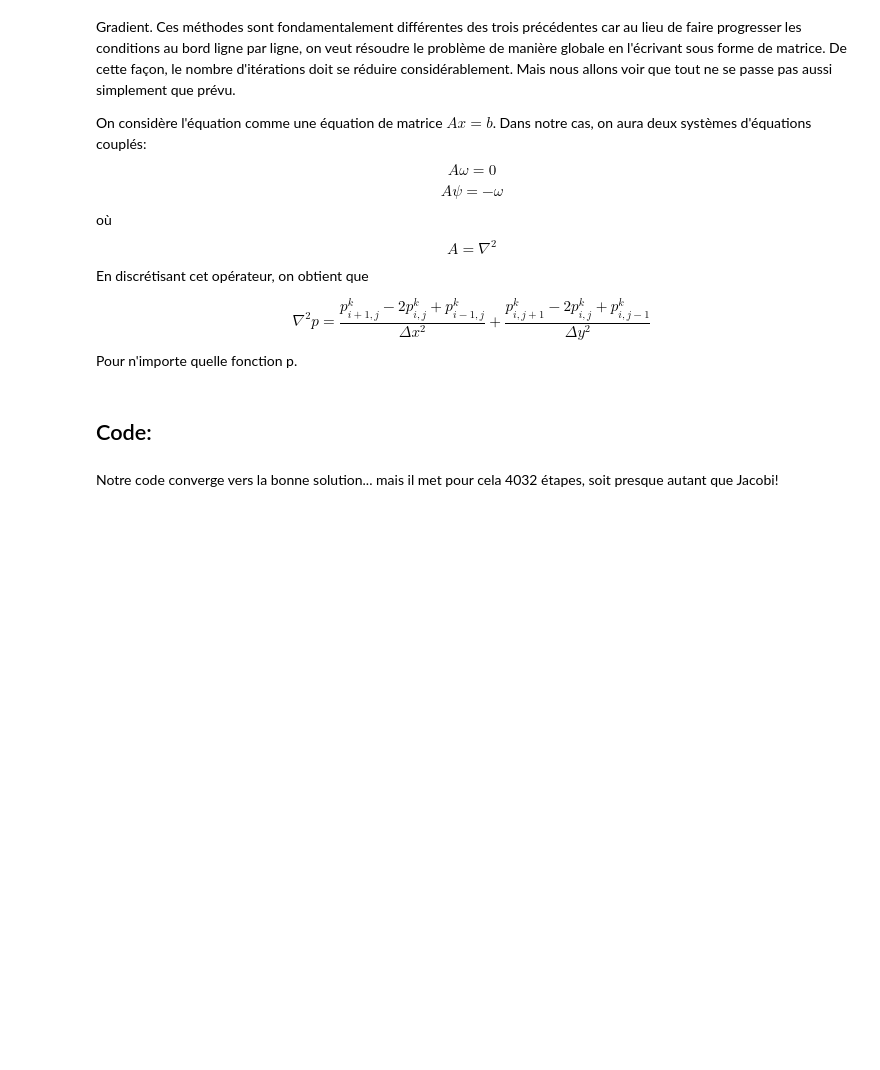
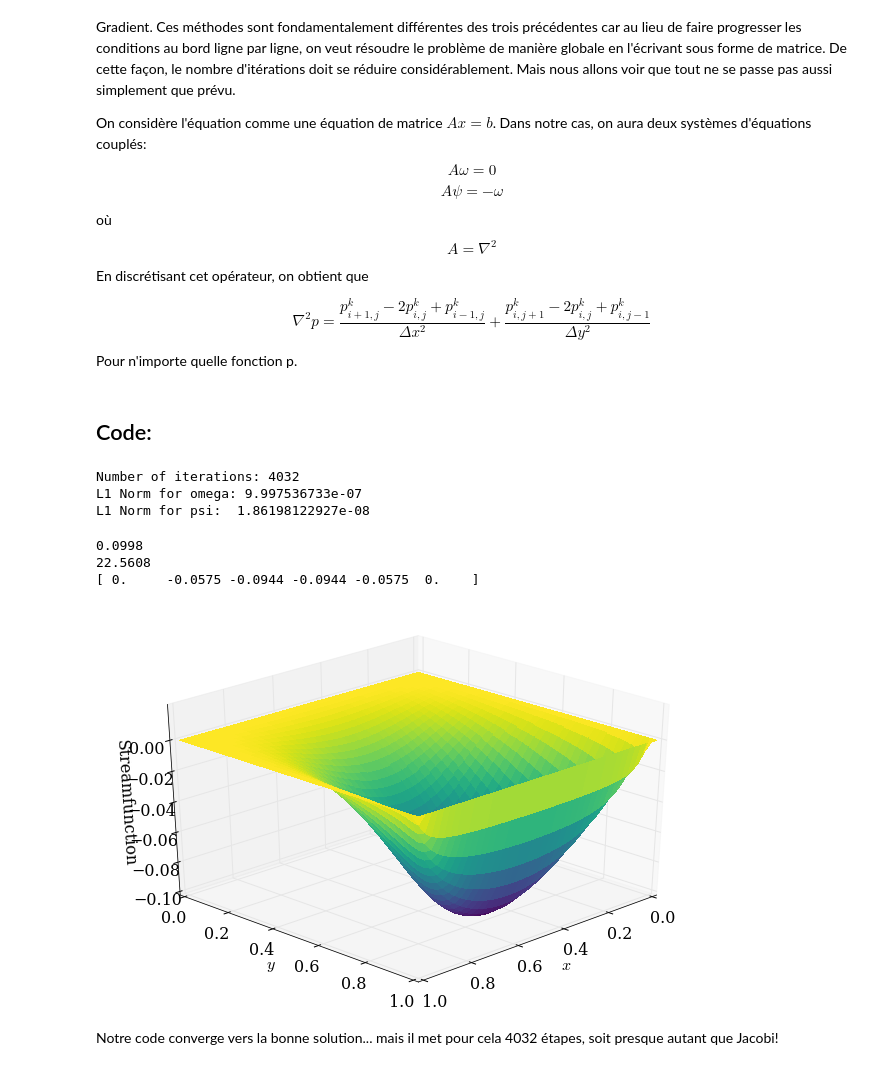
Before and after one commit to be-rays/Module5-StokesFlow, a Jupyter notebook: StokesFlow (1).ipynb, the cells around one changed output. Cells and saved outputs as stored; diff of their text form; code cells hidden in the pictures; blank space fills up the shorter version.

```diff
--- a/StokesFlow (1).ipynb
+++ b/StokesFlow (1).ipynb
@@ -543,7 +614,7 @@ Notre meilleure estimation du minimum est $\epsilon=1.437$. Pour cette valeur, l
 x = numpy.linspace(0,1,nx)
 y = numpy.linspace(0,1,ny)
 
-w=numpy.zeros((nx,ny))
-psi3=numpy.zeros((nx,ny))
-w[-1,:]=-3/dy
-psi3,w,iterlist_SOR,normpsilist_SOR,iterations_SOR= stokesSOR(w.copy(),psi3.copy(),1.437)
+w_SOR=numpy.zeros((nx,ny))
+psi_SOR=numpy.zeros((nx,ny))
+w_SOR[-1,:]=-3/dy
+psi_SOR,w_SOR,normpsilist_SOR,iterations_SOR= stokesSOR(w_SOR.copy(),psi_SOR.copy(),1.42)
@@ -677,22 +750,29 @@ def steep_des(w,psi):
 
 
 
-    iter_list = numpy.linspace(1,iterations,iterations-1)
     print('Number of iterations: {0:d}'.format(iterations))
     print('L1 Norm for omega:',l1norm_w)
     print('L1 Norm for psi: ',l1norm_psi)
 
-    return psi,w,iter_list,normpsi_list,iterations
+    return psi,w,normpsi_list,iterations
 # %%
-x5 = numpy.linspace(0,1,nx)
-y5 = numpy.linspace(0,1,ny)
+x= numpy.linspace(0,1,nx)
+y= numpy.linspace(0,1,ny)
 # %%
-w5=numpy.zeros((ny,nx))
-psi5=numpy.zeros((ny,nx))
-w5[-1,:]=-3/dy
-psi5,w5,iterlist_Steep,normpsilist_Steep,iterations5= steep_des(w5.copy(),psi5.copy())
+w_steep=numpy.zeros((ny,nx))
+psi_steep=numpy.zeros((ny,nx))
+w_steep[-1,:]=-3/dy
+psi_steep,w_steep,normpsilist_steep,iterations_steep= steep_des(w_steep.copy(),psi_steep.copy())
+# %% [output]
+Number of iterations: 4032
+L1 Norm for omega: 9.997536733e-07
+L1 Norm for psi:  1.86198122927e-08
 # %%
 #Vérification de la solution:
-print(numpy.round(numpy.max(numpy.abs(psi5[1:-1,1:-1])),4))
-print(numpy.round(numpy.max(numpy.abs(w5[1:-1,1:-1])),4))
-print(numpy.round(psi5[32,::8], 4))
+print(numpy.round(numpy.max(numpy.abs(psi_steep[1:-1,1:-1])),4))
+print(numpy.round(numpy.max(numpy.abs(w_steep[1:-1,1:-1])),4))
+print(numpy.round(psi_steep[32,::8], 4))
+# %% [output]
+0.0998
+22.5608
+[ 0.     -0.0575 -0.0944 -0.0944 -0.0575  0.    ]
@@ -701,3 +779,7 @@ plot_3D(x5,y5,psi5,'Streamfunction')
+# %%
+plot_3D(x,y,psi_steep,'Streamfunction')
+# %% [output]
+[figure, added]
 # %% [markdown]
 Notre code converge vers la bonne solution... mais il met pour cela 4032 étapes, soit presque autant que Jacobi!
 # %%
```
Also changed, not shown: parts of 47 cells of this notebook.
